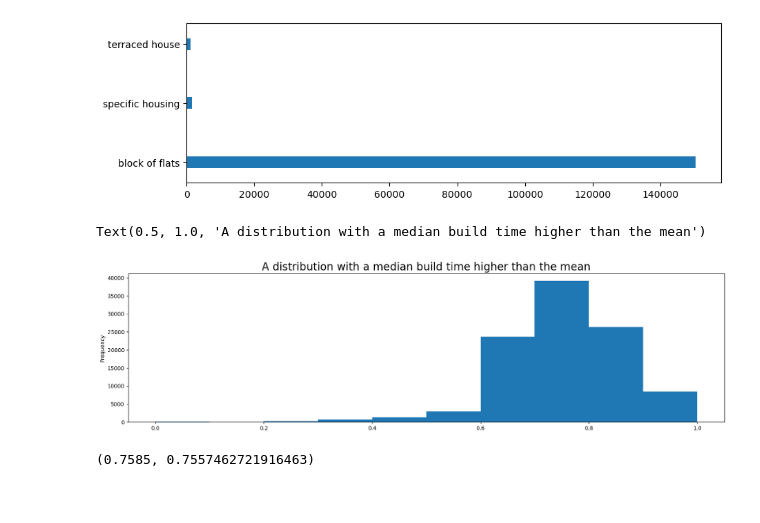
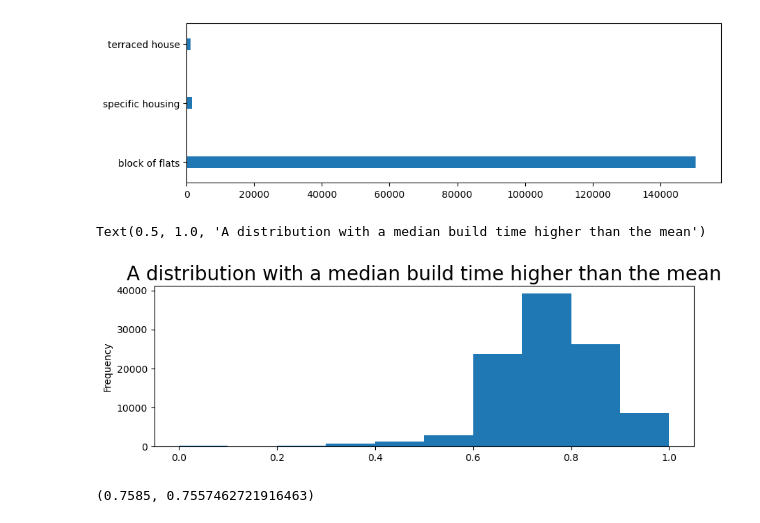
Before and after one commit to Slyson/Tax-Fraud-Detection, a Jupyter notebook: fraud-detection.ipynb, the cells around one changed output. Saved outputs shown, nothing was run; the diff lists cells and outputs as text; code cells hidden in the pictures.

```diff
--- a/fraud-detection.ipynb
+++ b/fraud-detection.ipynb
@@ -159,12 +161,12 @@ data['HOUSETYPE_MODE'].value_counts().plot(kind='barh',width=0.2)
 <AxesSubplot:>
 [figure]
 # %%
-plt.figure(figsize=(20,5))
+plt.figure(figsize=(10,3))
 data['YEARS_BUILD_MEDI'].plot(kind='hist')
 plt.title('A distribution with a median build time higher than the mean',size=20)
 # %% [output]
 Text(0.5, 1.0, 'A distribution with a median build time higher than the mean')
-[figure, old version]
+[figure, new version]
 # %%
 data['YEARS_BUILD_MEDI'].median(),data['YEARS_BUILD_MEDI'].mean()
 # %% [output]
```
Also changed, not shown: parts of 19 cells of this notebook.
